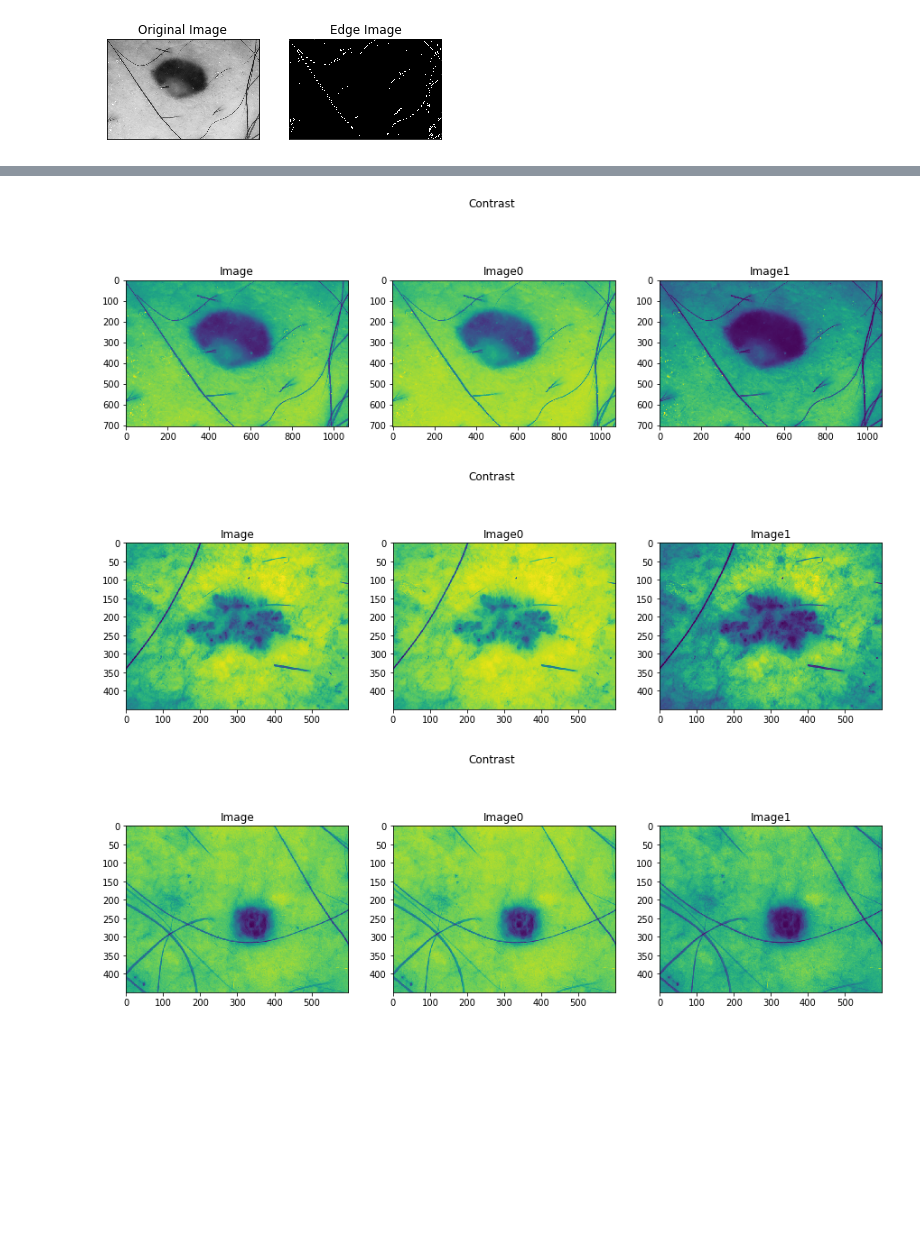
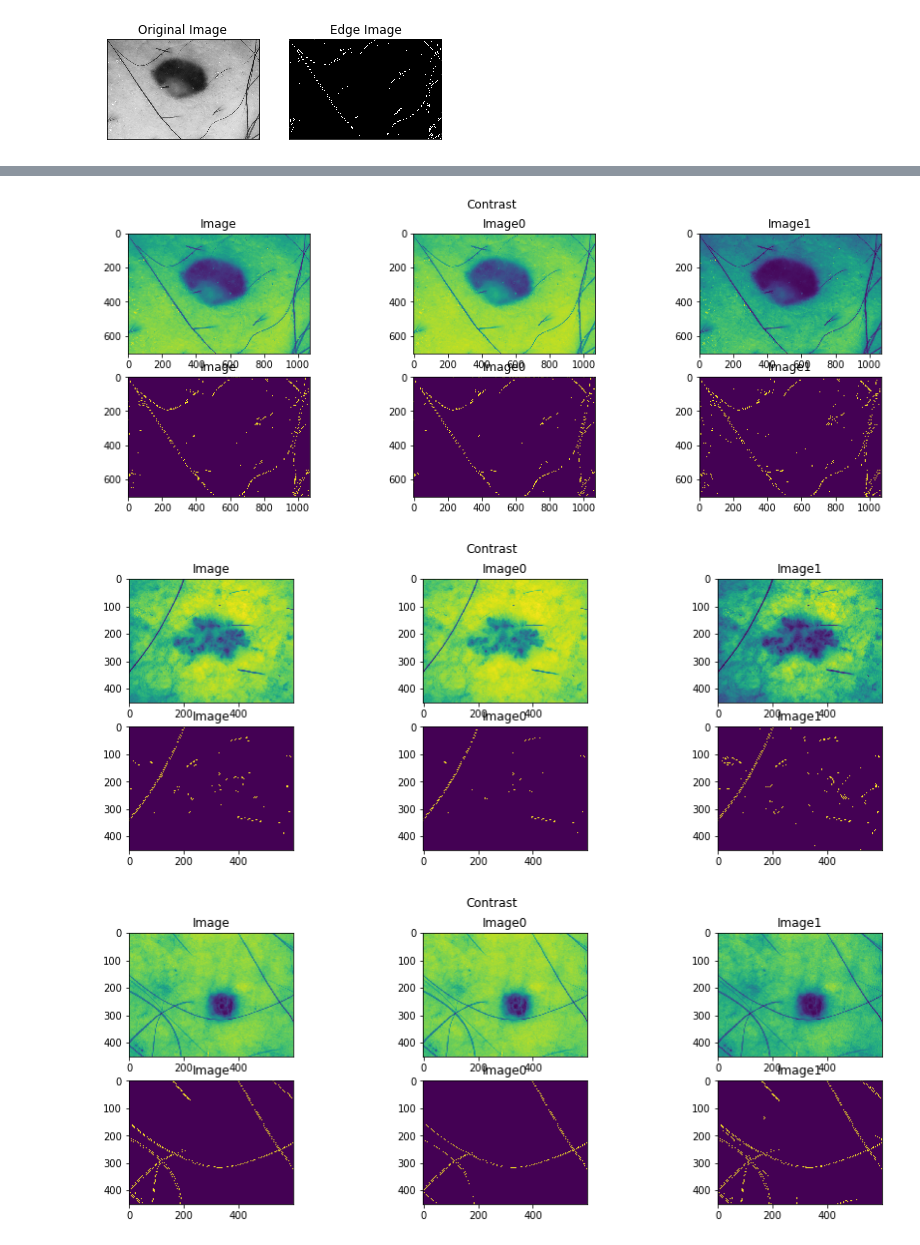
Before and after one commit to raroepke/Jevarah-Vision, a Jupyter notebook: HairRemoval/edge_detection_experimentation.ipynb, the cells around one changed output, grey strips where cells are left out. Drawn from its saved outputs; the diff is of its cells as text; code cells hidden in the pictures; blank space fills up the shorter version.

```diff
--- a/HairRemoval/edge_detection_experimentation.ipynb
+++ b/HairRemoval/edge_detection_experimentation.ipynb
@@ -12,7 +12,10 @@ imageNames = [
     "5436e3c6bae478396759f233.jpg",
     "5aaf1253116597691362835b.jpg",
     "5aaf12ba116597691362b671.jpg",
-    "5aaf13841165976913631d42.jpg"
+    "5aaf13841165976913631d42.jpg",
+    "5aaf1320116597691362ea91.jpg",
+    "5592cfca9fc3c131551458e7.jpg",
+    "5436e3b8bae478396759f18d.jpg"
 ]
 
 def readAndConvert(image):
@@ -63,7 +66,7 @@ plt.show()
 # %% [output]
 [figure]
 # %%
-fig, axs = plt.subplots(colorSpaceCount + 1, len(imageNames), figsize=(15,15))
+fig, axs = plt.subplots(colorSpaceCount + 1, len(imageNames), figsize=(20,20))
 # fig.suptitle('Color Spaces')
 fig.tight_layout(pad=1.0)
 
@@ -79,6 +82,6 @@ for i in range(len(images)):
     for key, value in imageSpaces.items():
         edges = cv2.Canny(value,100,200)
         axs[j, i].set_title(key)
-        axs[j, i].imshow(edges,cmap = 'gray')
+        axs[j, i].imshow(edges)
         j = j +1
 # %% [output]
@@ -135,7 +97,7 @@ Simple and fast image transforms to mimic:
 def showContrast(imageNameIndex):
     from pylab import array, plot, show, axis, arange, figure, uint8
 
-    row = 1
+    row = 2
     col = 3
 
     fig2, axs = plt.subplots(row,col,  figsize=(15,5))
@@ -145,10 +107,13 @@ def showContrast(imageNameIndex):
     # Image data
     image = cv2.imread(imageNames[imageNameIndex],0) # load as 1-channel 8bit grayscale
 
-    axs[0].set_title('Image')
-    axs[0].imshow(image)
+    axs[0, 0].set_title('Image')
+    axs[0, 0].imshow(image)
     maxIntensity = 255.0 # depends on dtype of image data
     x = arange(maxIntensity)
+    edges = cv2.Canny(image,100,200)
+    axs[1, 0].set_title('Image')
+    axs[1, 0].imshow(edges)
 
     # Parameters for manipulating image data
     phi = 1
@@ -160,8 +125,11 @@ def showContrast(imageNameIndex):
     newImage0 = (maxIntensity/phi)*(image/(maxIntensity/theta))**0.5
     newImage0 = array(newImage0,dtype=uint8)
 
-    axs[1].set_title('Image0')
-    axs[1].imshow(newImage0)
+    axs[0, 1].set_title('Image0')
+    axs[0, 1].imshow(newImage0)
+    edges = cv2.Canny(newImage0,100,200)
+    axs[1, 1].set_title('Image0')
+    axs[1, 1].imshow(edges)
 
     y = (maxIntensity/phi)*(x/(maxIntensity/theta))**0.5
 
@@ -172,8 +140,11 @@ def showContrast(imageNameIndex):
     newImage1 = array(newImage1,dtype=uint8)
 
 
-    axs[2].set_title('Image1')
-    axs[2].imshow(newImage1)
+    axs[0, 2].set_title('Image1')
+    axs[0, 2].imshow(newImage1)
+    edges = cv2.Canny(newImage1,100,200)
+    axs[1, 2].set_title('Image1')
+    axs[1, 2].imshow(edges)
 
     z = (maxIntensity/phi)*(x/(maxIntensity/theta))**2
 
@@ -193,9 +164,9 @@ def showContrast(imageNameIndex):
     #     closeWindow = cv2.waitKey(1)
     # cv2.destroyAllWindows()
 # %%
-for i in range(4):
+for i in range(7):
     showContrast(i)
 # %% [output]
-[figure, old version]
+[figure, new version]
-[figure, old version]
+[figure, new version]
-[figure, old version]
+[figure, new version]
```
Also changed, not shown: parts of 3 cells of this notebook, 2 other files.
